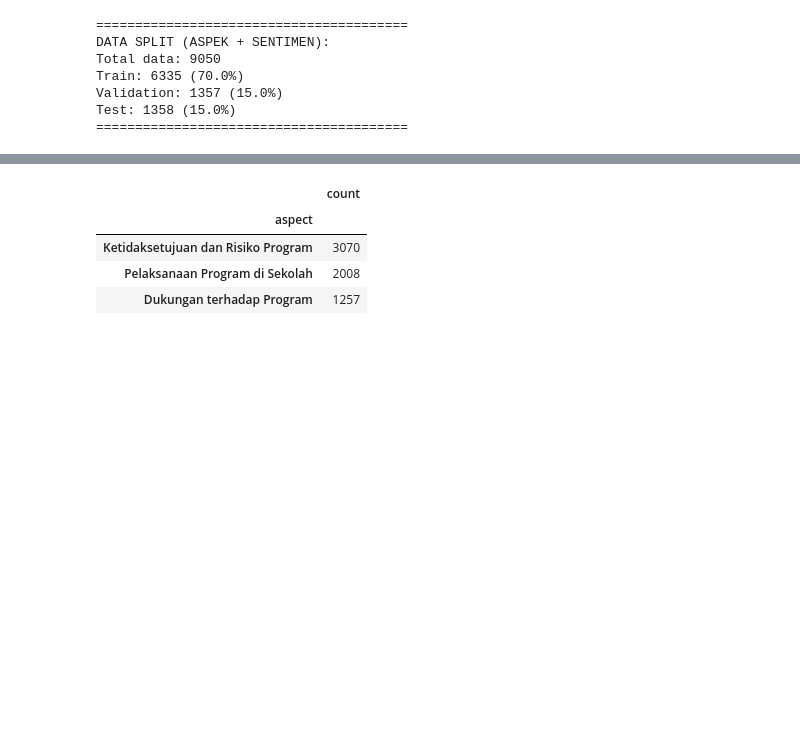
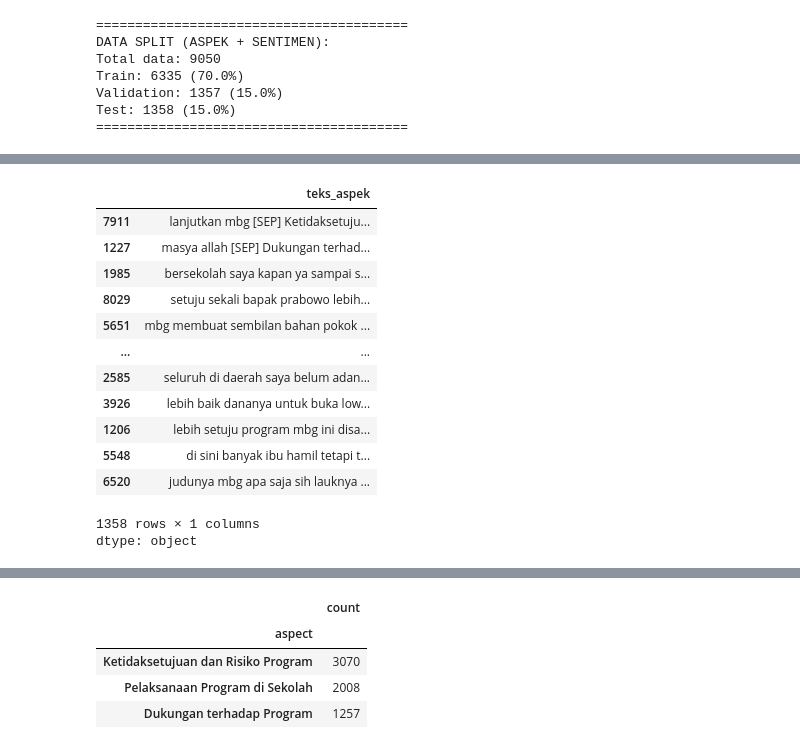
Before and after one commit to auliasaf1/mbg_absa, a Jupyter notebook: ABSA_ProgramMBG.ipynb, the cells around one changed output, grey strips where cells are left out. Cells and saved outputs as stored; diff of their text form; code cells hidden in the pictures; blank space fills up the shorter version.

```diff
--- a/Bismillah_ABSA_Skripsi_Insyaallahfix.ipynb
+++ b/ABSA_ProgramMBG.ipynb
@@ -1385,0 +1420,17 @@ Test: 1358 (15.0%)
+# %%
+X_test
+# %% [output]
+|  | teks_aspek |
+| 7911 | lanjutkan mbg [SEP] Ketidaksetuju... |
+| 1227 | masya allah [SEP] Dukungan terhad... |
+| 1985 | bersekolah saya kapan ya sampai s... |
+| 8029 | setuju sekali bapak prabowo lebih... |
+| 5651 | mbg membuat sembilan bahan pokok ... |
+| ... | ... |
+| 2585 | seluruh di daerah saya belum adan... |
+| 3926 | lebih baik dananya untuk buka low... |
+| 1206 | lebih setuju program mbg ini disa... |
+| 5548 | di sini banyak ibu hamil tetapi t... |
+| 6520 | judunya mbg apa saja sih lauknya ... |
+1358 rows × 1 columns
+dtype: object
```
Also changed, not shown: parts of 6 cells of this notebook, 1 other file.
